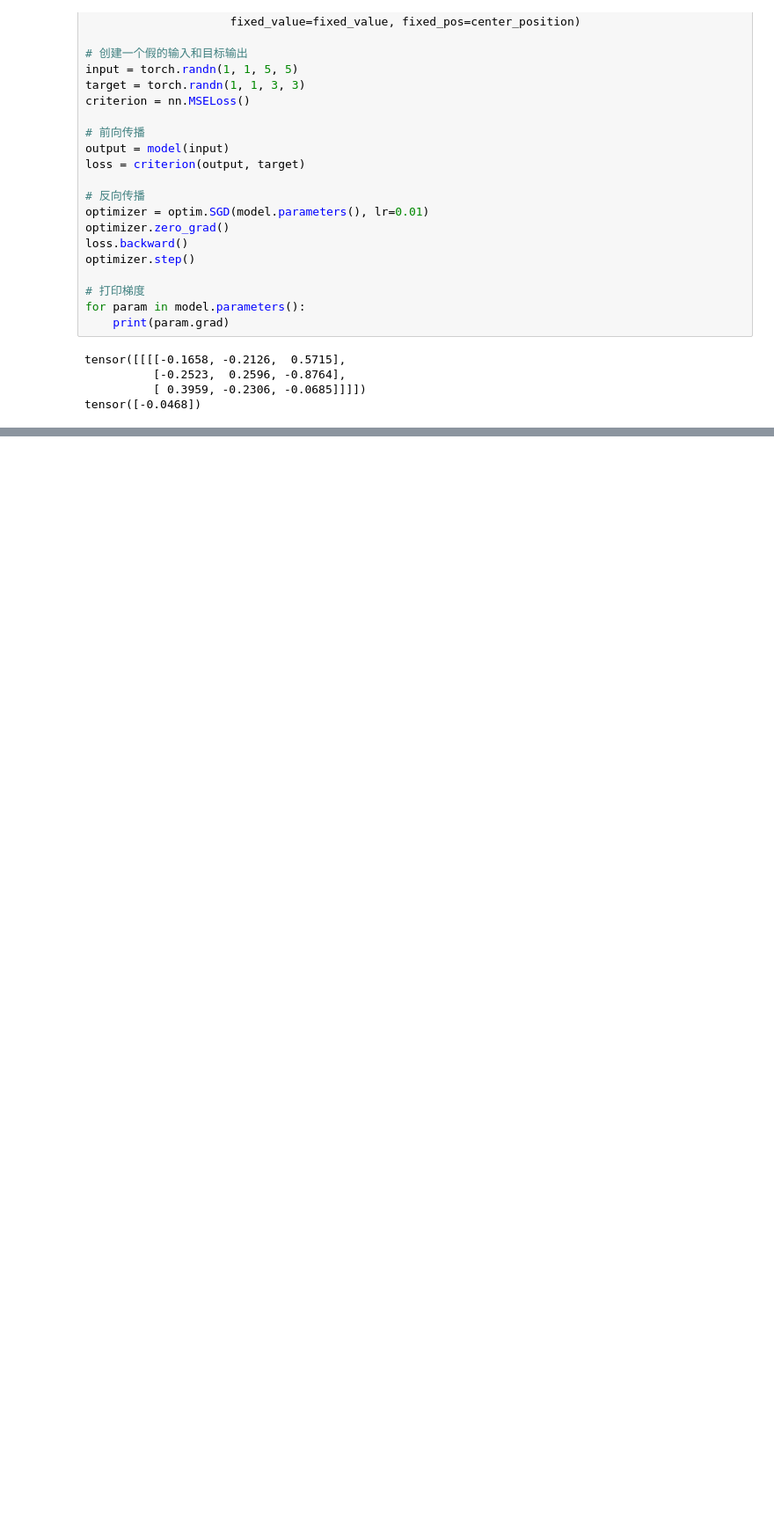
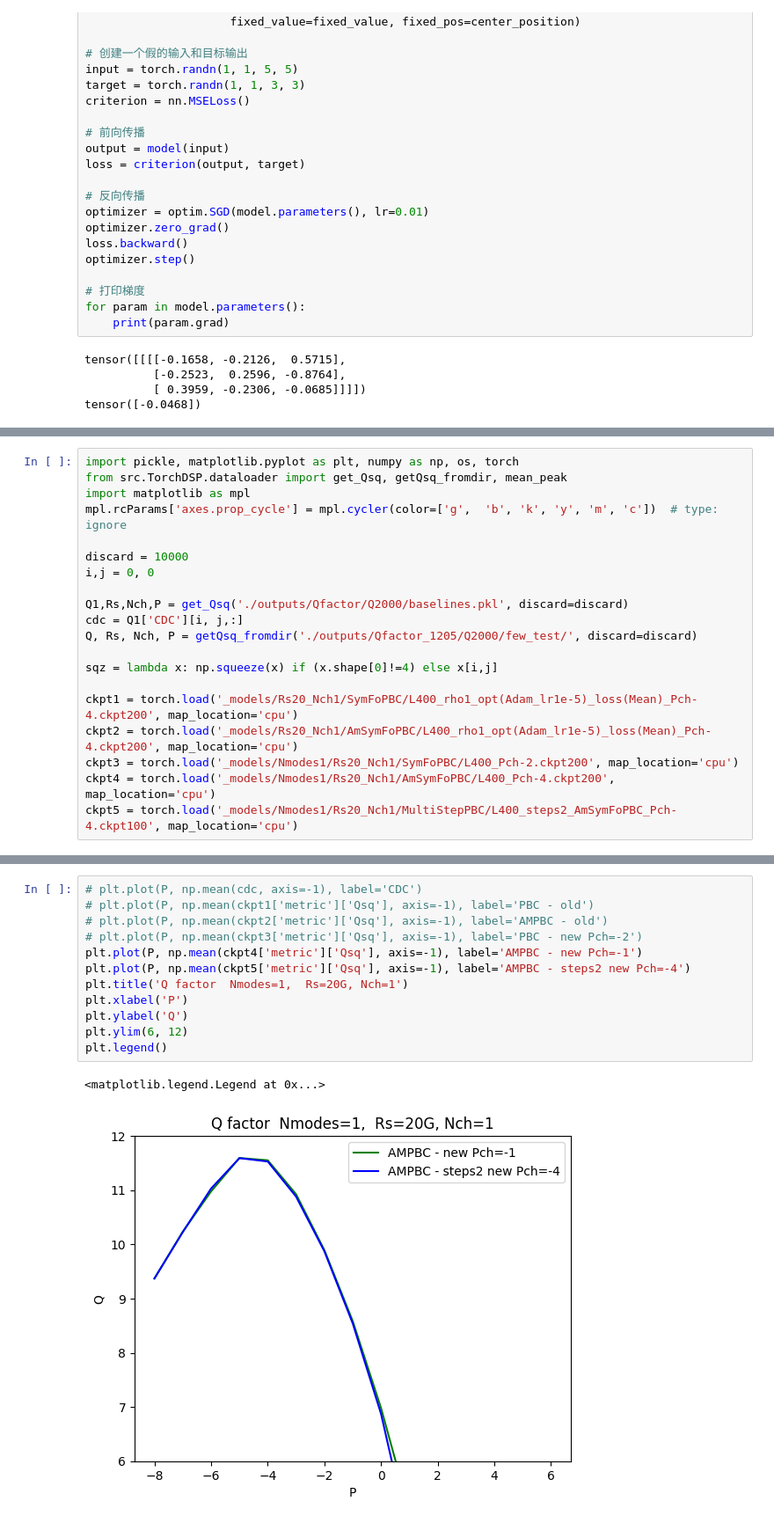
Before and after one commit to xinyuxiao113/TorchFiber, a Jupyter notebook: 1226_draft.ipynb, the cells around one changed output, grey strips where cells are left out. Shown at 88% size. Drawn from its saved outputs; the diff is of its cells as text; blank space fills up the shorter version.

```diff
--- a/1226_draft.ipynb
+++ b/1226_draft.ipynb
@@ -499,0 +556,20 @@ torch.Size([3, 4, 1])
+# %%
+import pickle, matplotlib.pyplot as plt, numpy as np, os, torch
+from src.TorchDSP.dataloader import get_Qsq, getQsq_fromdir, mean_peak
+import matplotlib as mpl
+mpl.rcParams['axes.prop_cycle'] = mpl.cycler(color=['g',  'b', 'k', 'y', 'm', 'c'])  # type: ignore
+
+discard = 10000
+i,j = 0, 0
+
+Q1,Rs,Nch,P = get_Qsq('./outputs/Qfactor/Q2000/baselines.pkl', discard=discard)
+cdc = Q1['CDC'][i, j,:]
+Q, Rs, Nch, P = getQsq_fromdir('./outputs/Qfactor_1205/Q2000/few_test/', discard=discard)
+
+sqz = lambda x: np.squeeze(x) if (x.shape[0]!=4) else x[i,j]
+
+ckpt1 = torch.load('_models/Rs20_Nch1/SymFoPBC/L400_rho1_opt(Adam_lr1e-5)_loss(Mean)_Pch-4.ckpt200', map_location='cpu')
+ckpt2 = torch.load('_models/Rs20_Nch1/AmSymFoPBC/L400_rho1_opt(Adam_lr1e-5)_loss(Mean)_Pch-4.ckpt200', map_location='cpu')
+ckpt3 = torch.load('_models/Nmodes1/Rs20_Nch1/SymFoPBC/L400_Pch-2.ckpt200', map_location='cpu')
+ckpt4 = torch.load('_models/Nmodes1/Rs20_Nch1/AmSymFoPBC/L400_Pch-4.ckpt200', map_location='cpu')
+ckpt5 = torch.load('_models/Nmodes1/Rs20_Nch1/MultiStepPBC/L400_steps2_AmSymFoPBC_Pch-4.ckpt100', map_location='cpu')
@@ -499,0 +601,15 @@ torch.Size([3, 4, 1])
+# %%
+# plt.plot(P, np.mean(cdc, axis=-1), label='CDC')
+# plt.plot(P, np.mean(ckpt1['metric']['Qsq'], axis=-1), label='PBC - old')
+# plt.plot(P, np.mean(ckpt2['metric']['Qsq'], axis=-1), label='AMPBC - old')
+# plt.plot(P, np.mean(ckpt3['metric']['Qsq'], axis=-1), label='PBC - new Pch=-2')
+plt.plot(P, np.mean(ckpt4['metric']['Qsq'], axis=-1), label='AMPBC - new Pch=-1')
+plt.plot(P, np.mean(ckpt5['metric']['Qsq'], axis=-1), label='AMPBC - steps2 new Pch=-4')
+plt.title('Q factor  Nmodes=1,  Rs=20G, Nch=1')
+plt.xlabel('P')
+plt.ylabel('Q')
+plt.ylim(6, 12)
+plt.legend()
+# %% [output]
+<matplotlib.legend.Legend at 0x...>
+[figure, added]
```
Also changed, not shown: parts of 9 cells of this notebook, 6 other files.
